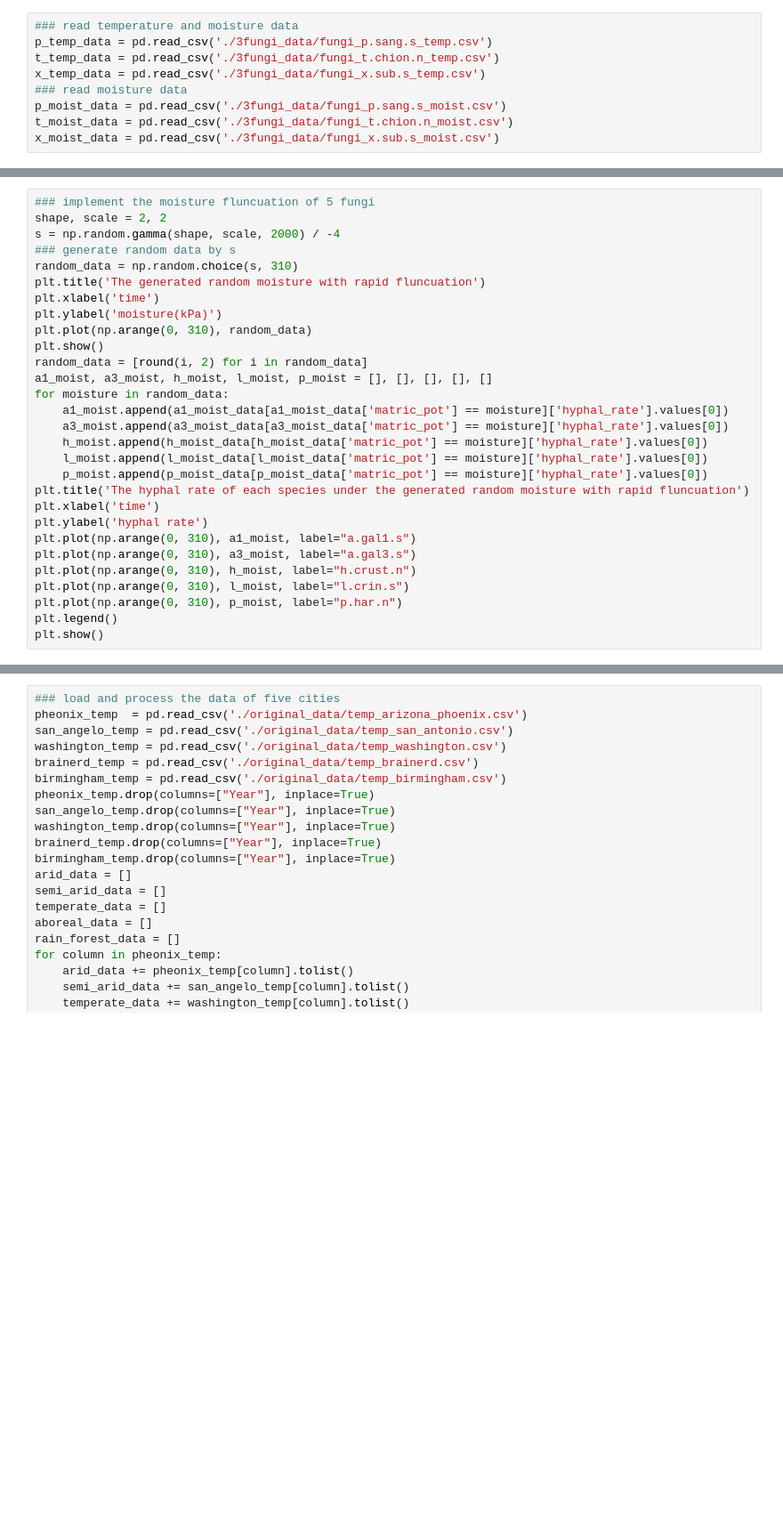
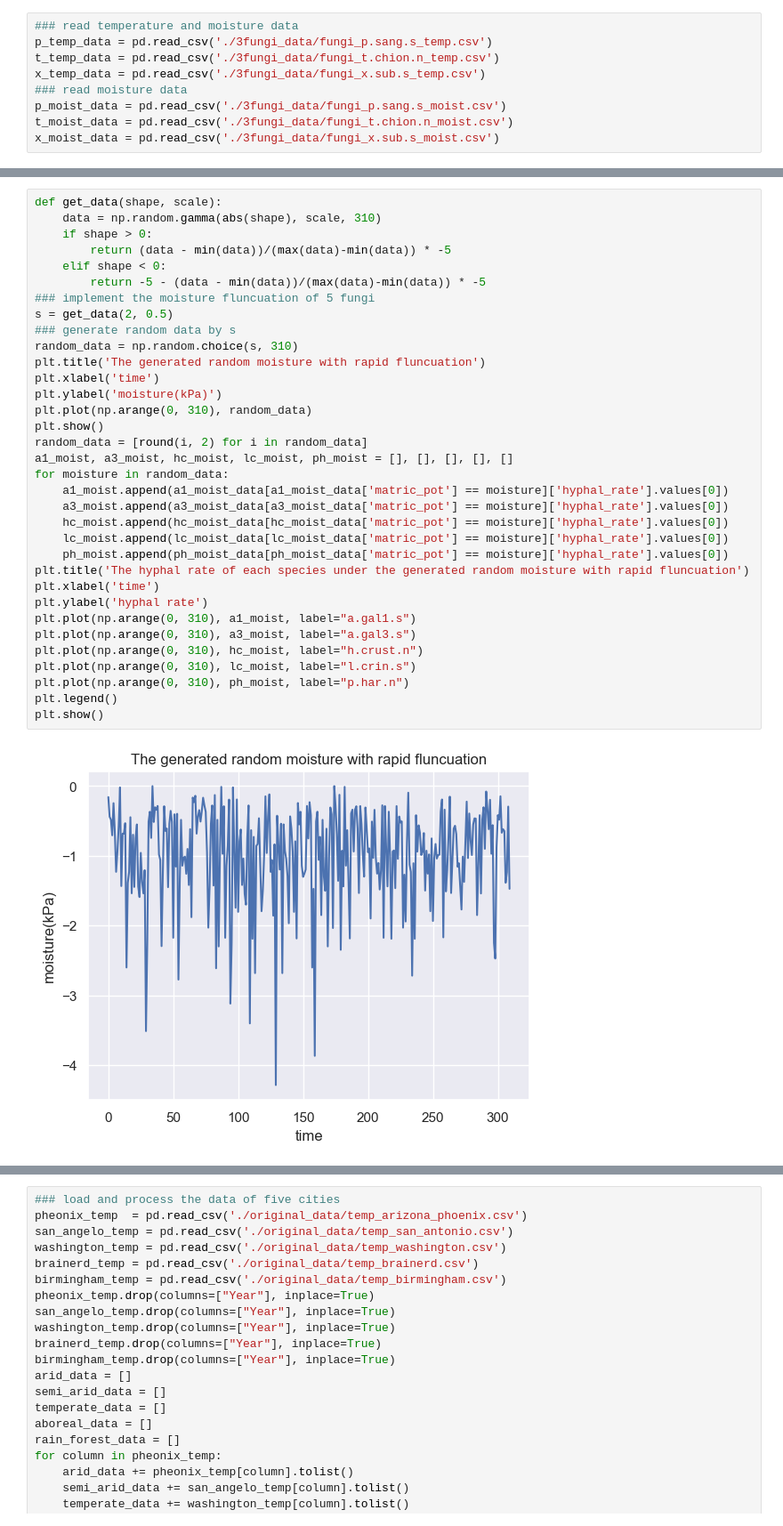
Before and after one commit to SILENT-GUO/MCM_works, a Jupyter notebook: 2021TaskA/Task.ipynb, the cells around one changed output, grey strips where cells are left out. Shown at 89% size. Saved outputs shown, nothing was run; the diff lists cells and outputs as text; blank space fills up the shorter version.

```diff
--- a/2021TaskA/Task.ipynb
+++ b/2021TaskA/Task.ipynb
@@ -367,29 +366,36 @@ plt.show()
 # %%
+def get_data(shape, scale):
+    data = np.random.gamma(abs(shape), scale, 310)
+    if shape > 0:
+        return (data - min(data))/(max(data)-min(data)) * -5
+    elif shape < 0:
+        return -5 - (data - min(data))/(max(data)-min(data)) * -5
 ### implement the moisture fluncuation of 5 fungi
-shape, scale = 2, 2
-s = np.random.gamma(shape, scale, 2000) / -4
+s = get_data(2, 0.5)
 ### generate random data by s
 random_data = np.random.choice(s, 310)
 plt.title('The generated random moisture with rapid fluncuation')
 plt.xlabel('time')
 plt.ylabel('moisture(kPa)')
 plt.plot(np.arange(0, 310), random_data)
 plt.show()
 random_data = [round(i, 2) for i in random_data]
-a1_moist, a3_moist, h_moist, l_moist, p_moist = [], [], [], [], []
+a1_moist, a3_moist, hc_moist, lc_moist, ph_moist = [], [], [], [], []
 for moisture in random_data:
     a1_moist.append(a1_moist_data[a1_moist_data['matric_pot'] == moisture]['hyphal_rate'].values[0])
     a3_moist.append(a3_moist_data[a3_moist_data['matric_pot'] == moisture]['hyphal_rate'].values[0])
-    h_moist.append(h_moist_data[h_moist_data['matric_pot'] == moisture]['hyphal_rate'].values[0])
-    l_moist.append(l_moist_data[l_moist_data['matric_pot'] == moisture]['hyphal_rate'].values[0])
-    p_moist.append(p_moist_data[p_moist_data['matric_pot'] == moisture]['hyphal_rate'].values[0])
+    hc_moist.append(hc_moist_data[hc_moist_data['matric_pot'] == moisture]['hyphal_rate'].values[0])
+    lc_moist.append(lc_moist_data[lc_moist_data['matric_pot'] == moisture]['hyphal_rate'].values[0])
+    ph_moist.append(ph_moist_data[ph_moist_data['matric_pot'] == moisture]['hyphal_rate'].values[0])
 plt.title('The hyphal rate of each species under the generated random moisture with rapid fluncuation')
 plt.xlabel('time')
 plt.ylabel('hyphal rate')
 plt.plot(np.arange(0, 310), a1_moist, label="a.gal1.s")
 plt.plot(np.arange(0, 310), a3_moist, label="a.gal3.s")
-plt.plot(np.arange(0, 310), h_moist, label="h.crust.n")
-plt.plot(np.arange(0, 310), l_moist, label="l.crin.s")
-plt.plot(np.arange(0, 310), p_moist, label="p.har.n")
+plt.plot(np.arange(0, 310), hc_moist, label="h.crust.n")
+plt.plot(np.arange(0, 310), lc_moist, label="l.crin.s")
+plt.plot(np.arange(0, 310), ph_moist, label="p.har.n")
 plt.legend()
 plt.show()
+# %% [output]
+[figure, added]
```
Also changed, not shown: parts of 19 cells of this notebook, 2 other files.
